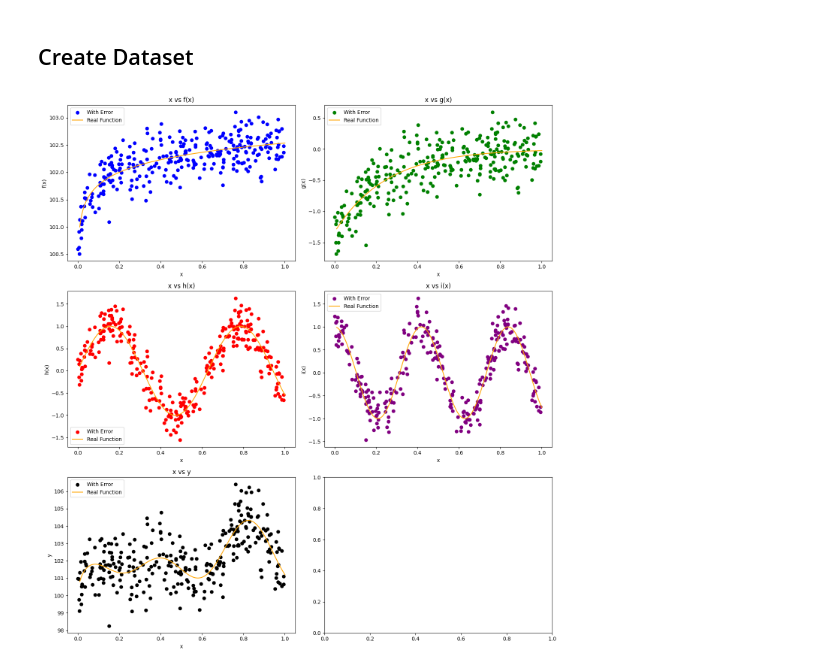
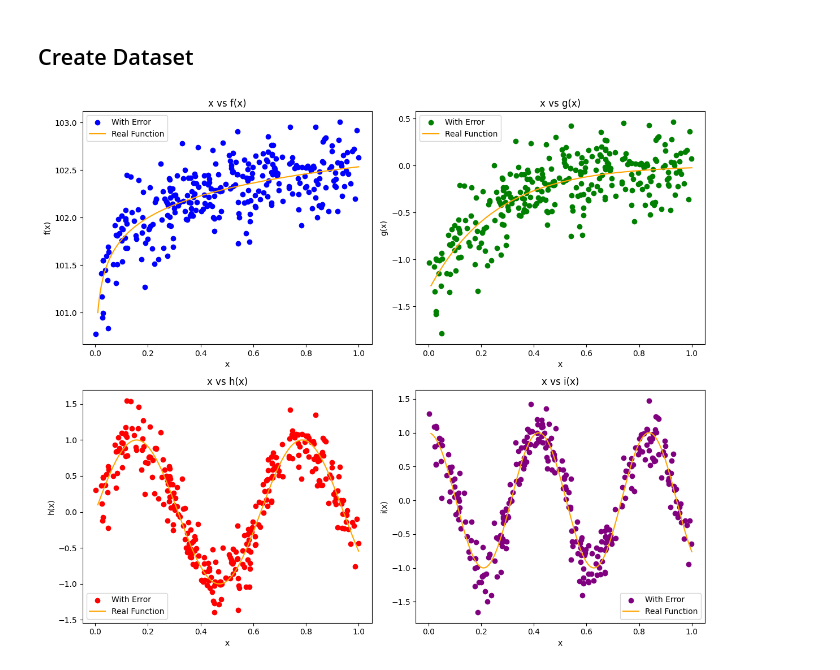
Before and after one commit to OpenTabular/NAMpy, a Jupyter notebook: namgcv/models/gam/00_Synthetic_Dataset_Creation.ipynb, the cells around one changed output. Cells and saved outputs as stored; diff of their text form; code cells hidden in the pictures.

```diff
--- a/namgcv/models/gam/00_Synthetic_Dataset_Creation.ipynb
+++ b/namgcv/models/gam/00_Synthetic_Dataset_Creation.ipynb
@@ -9,11 +9,6 @@ import matplotlib.pyplot as plt
 # %% [markdown]
 ## Create Dataset
 # %%
-import numpy as np
-import pandas as pd
-import matplotlib.pyplot as plt
-
-
 # Define the functions
 def f(x0):
     return (1/3) * np.log(100 * x0) + 101
@@ -40,13 +35,12 @@ error = np.random.normal(0, 0.25, n)
 # Generate synthetic data with error term
 uniform_data = {
     'x': uniform_x_values,
-    'f(x)': f(uniform_x_values) + error,
+    'f(x)': [f(x) if x > 0 else 'undefined' for x in uniform_x_values] + error,
     'g(x)': g(uniform_x_values) + error,
     'h(x)': h(uniform_x_values) + error,
     'i(x)': i(uniform_x_values) + error,
+    'y' : np.random.normal(0, 1, n)
 }
-
-uniform_data['y'] = uniform_data['f(x)'] + uniform_data['g(x)'] + uniform_data['h(x)'] + uniform_data['i(x)']
 
 # Create DataFrame
 uniform_df = pd.DataFrame(uniform_data)
@@ -59,12 +53,11 @@ line_data = {
     'f(x)': f(x_line),
     'g(x)': g(x_line),
     'h(x)': h(x_line),
-    'i(x)': i(x_line),
-    'y': f(x_line) + g(x_line) + h(x_line) + i(x_line)  # Real y values without error
+    'i(x)': i(x_line)
 }
 
 # Plotting the data
-fig, axs = plt.subplots(3, 2, figsize=(14, 15))
+fig, axs = plt.subplots(2, 2, figsize=(12, 10))
 
 # Plot for f(x)
 axs[0, 0].scatter(uniform_df['x'], uniform_df['f(x)'], color='blue', label='With Error')
@@ -75,39 +68,31 @@ axs[0, 0].set_ylabel('f(x)')
 axs[0, 0].legend()
 
 # Plot for g(x)
 axs[0, 1].scatter(uniform_df['x'], uniform_df['g(x)'], color='green', label='With Error')
 axs[0, 1].plot(line_data['x'], line_data['g(x)'], color='orange', label='Real Function')
 axs[0, 1].set_title('x vs g(x)')
 axs[0, 1].set_xlabel('x')
 axs[0, 1].set_ylabel('g(x)')
 axs[0, 1].legend()
 
 # Plot for h(x)
 axs[1, 0].scatter(uniform_df['x'], uniform_df['h(x)'], color='red', label='With Error')
 axs[1, 0].plot(line_data['x'], line_data['h(x)'], color='orange', label='Real Function')
 axs[1, 0].set_title('x vs h(x)')
 axs[1, 0].set_xlabel('x')
 axs[1, 0].set_ylabel('h(x)')
 axs[1, 0].legend()
 
 # Plot for i(x)
 axs[1, 1].scatter(uniform_df['x'], uniform_df['i(x)'], color='purple', label='With Error')
 axs[1, 1].plot(line_data['x'], line_data['i(x)'], color='orange', label='Real Function')
 axs[1, 1].set_title('x vs i(x)')
 axs[1, 1].set_xlabel('x')
 axs[1, 1].set_ylabel('i(x)')
 axs[1, 1].legend()
 
-# Plot for y(x)
-axs[2, 0].scatter(uniform_df['x'], uniform_df['y'], color='black', label='With Error')
-axs[2, 0].plot(line_data['x'], line_data['y'], color='orange', label='Real Function')
-axs[2, 0].set_title('x vs y')
-axs[2, 0].set_xlabel('x')
-axs[2, 0].set_ylabel('y')
-axs[2, 0].legend()
-
 # Adjust layout
 plt.tight_layout()
 plt.show()
 # %% [output]
-[figure, old version]
+[figure, new version]
```
Also changed, not shown: 2 other files.
